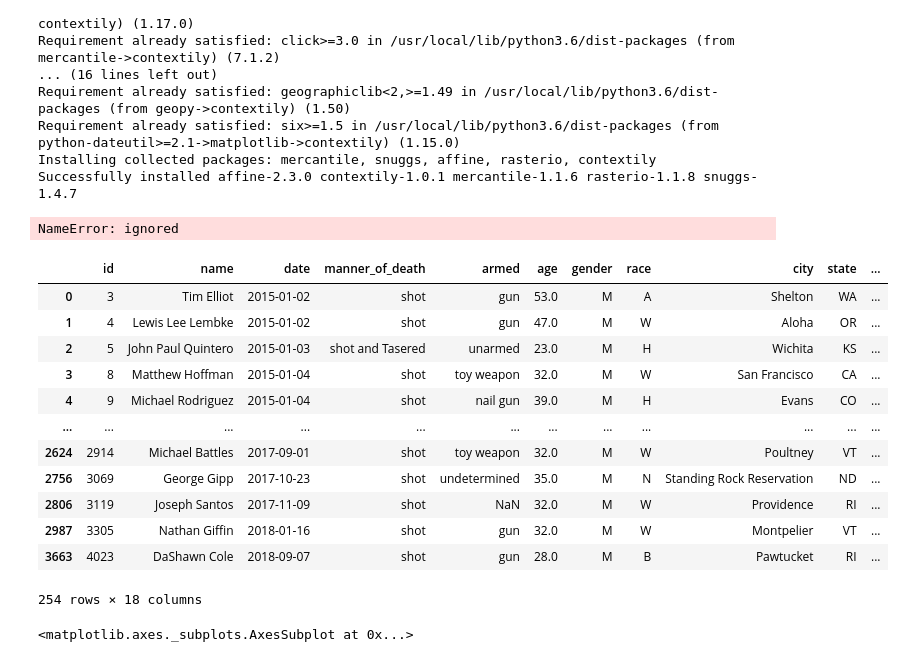
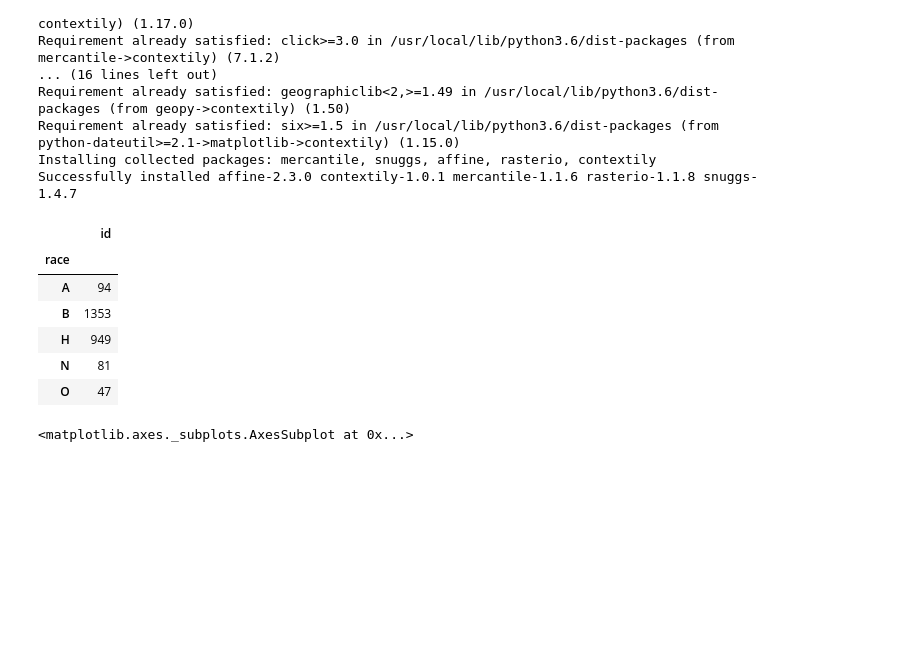
Before and after one commit to dafon1986/Elecciones, a Jupyter notebook: muertes policiales.ipynb, the cells around one changed output. Drawn from its saved outputs; the diff is of its cells as text; code cells hidden in the pictures; blank space fills up the shorter version.

```diff
--- a/muertes policiales.ipynb
+++ b/muertes policiales.ipynb
@@ -86,29 +82,21 @@ Requirement already satisfied: six>=1.5 in /usr/local/lib/python3.6/dist-package
 Installing collected packages: mercantile, snuggs, affine, rasterio, contextily
 Successfully installed affine-2.3.0 contextily-1.0.1 mercantile-1.1.6 rasterio-1.1.8 snuggs-1.4.7
 # %%
-shoot_x_estado = df.pivot_table(
+shoot_x_raza = df.pivot_table(
     index="race",
     values="id",
     aggfunc="count"
 )
-# %% [output]
-NameError: ignored
 # %%
 shoot_x_estado = df.groupby('state')
 # %%
-shoot_x_estado.head()
+shoot_x_raza.head()
 # %% [output]
-|  | id | name | date | manner_of_death | armed | age | gender | race | city | state | ... |
-| 0 | 3 | Tim Elliot | 2015-01-02 | shot | gun | 53.0 | M | A | Shelton | WA | ... |
-| 1 | 4 | Lewis Lee Lembke | 2015-01-02 | shot | gun | 47.0 | M | W | Aloha | OR | ... |
-| 2 | 5 | John Paul Quintero | 2015-01-03 | shot and Tasered | unarmed | 23.0 | M | H | Wichita | KS | ... |
-| 3 | 8 | Matthew Hoffman | 2015-01-04 | shot | toy weapon | 32.0 | M | W | San Francisco | CA | ... |
-| 4 | 9 | Michael Rodriguez | 2015-01-04 | shot | nail gun | 39.0 | M | H | Evans | CO | ... |
-| ... | ... | ... | ... | ... | ... | ... | ... | ... | ... | ... | ... |
-| 2624 | 2914 | Michael Battles | 2017-09-01 | shot | toy weapon | 32.0 | M | W | Poultney | VT | ... |
-| 2756 | 3069 | George Gipp | 2017-10-23 | shot | undetermined | 35.0 | M | N | Standing Rock Reservation | ND | ... |
-| 2806 | 3119 | Joseph Santos | 2017-11-09 | shot | NaN | 32.0 | M | W | Providence | RI | ... |
-| 2987 | 3305 | Nathan Giffin | 2018-01-16 | shot | gun | 32.0 | M | W | Montpelier | VT | ... |
-| 3663 | 4023 | DaShawn Cole | 2018-09-07 | shot | gun | 28.0 | M | B | Pawtucket | RI | ... |
+|  | id |
+| race |  |
+| A | 94 |
+| B | 1353 |
+| H | 949 |
+| N | 81 |
+| O | 47 |
-254 rows × 18 columns
 # %%
```
Also changed, not shown: parts of 9 cells of this notebook.
